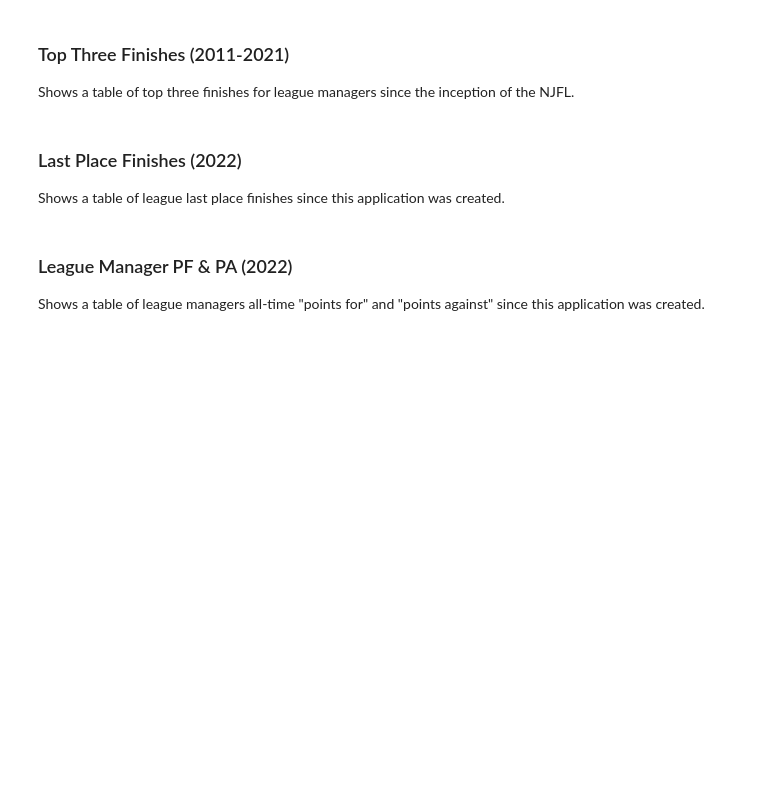
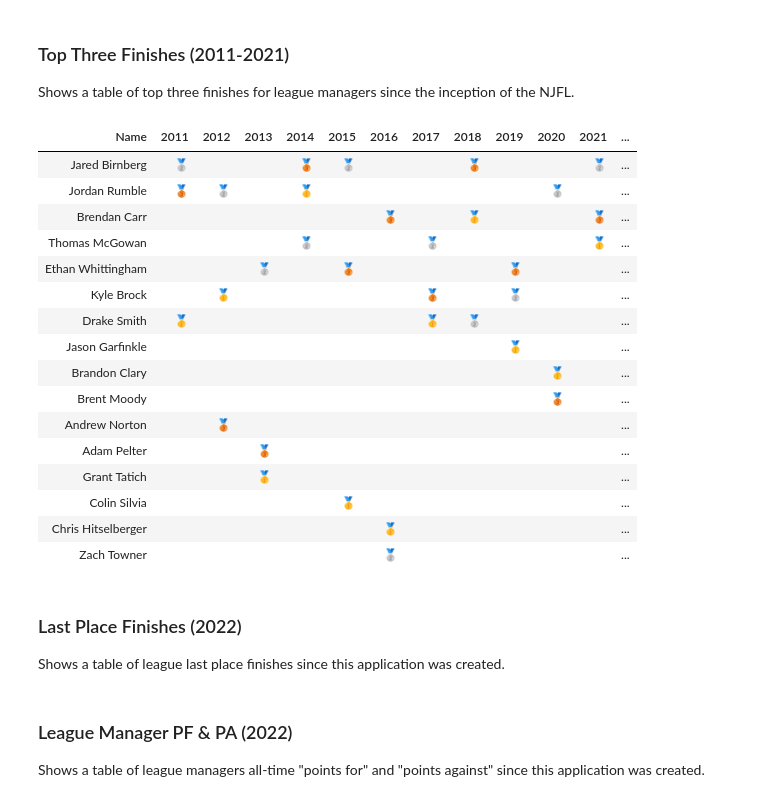
Before and after one commit to brendancarr34/fantasy-football-model, a Jupyter notebook: NJFL_Application.ipynb, the cells around one changed output. Drawn from its saved outputs; the diff is of its cells as text; code cells hidden in the pictures; blank space fills up the shorter version.

```diff
--- a/NJFL_Application.ipynb
+++ b/NJFL_Application.ipynb
@@ -507,7 +566,7 @@ app.db.addManagers([
 # Add Legacy Records
 
 # Reset Records DB
-app.db.manager_record_df = createManagerRecordDF()
+app.db.manager_record_df = RecordHelper.createManagerRecordDF()
 
 # 2011
 app.db.addLegacyRecordsForYear(2011, [
@@ -683,7 +742,7 @@ app.db.addLegacyRecordsForYear(2021, [
 ### Add Games
 # %%
 # Reset Games DF
-app.db.game_df = createGameDF()
+app.db.game_df = GameHelper.createGameDF()
 # %% [markdown]
 #### 2022
 # %%
@@ -816,6 +887,16 @@ app.db.addGamesForYearAndWeek(2022, 14, [
     [BERG, 104.1, TMAC, 125.9],
     [GARF, 86.2, JRUM, 73.75]
 ])
+# %%
+# Add Games for 2022 Playoffs
+
+# Round 1
+app.db.addPlayoffGamesForYearAndRound(2022, 1, [
+    [CARR, 8, 129.4, TMAC, 1, 155.6],
+    [BERG, 5, 79.0, CLAR, 4, 103.3],
+    [AIKN, 6, 113.5, MIKE, 3, 109.75],
+    [MOOD, 7, 75.7, GARF, 2, 113.3]
+])
 # %%
 # app.db.addGamesForYearAndWeek(2023, 1, [
 #     [CARR, 1, SMIT, 2]
@@ -829,7 +910,7 @@ app.db.addActiveYears()
 # %% [markdown]
 ### Add Top Three Finishes
 # %%
-app.db.top_three_finish_df = createTopThreeFinishesDF()
+app.db.top_three_finish_df = TopThreeFinishHelper().createTopThreeFinishesDF()
 
 app.db.addTopThreeFinishesForYear(2011,[
     [SMIT, 1],
@@ -1061,3 +1138,23 @@ Shows a table of top three finishes for league managers since the inception of t
+# %%
+app.displayTopThreeFinishes()
+# %% [output]
+| Name | 2011 | 2012 | 2013 | 2014 | 2015 | 2016 | 2017 | 2018 | 2019 | 2020 | 2021 | ... |
+| Jared Birnberg | 🥈 |  |  | 🥉 | 🥈 |  |  | 🥉 |  |  | 🥈 | ... |
+| Jordan Rumble | 🥉 | 🥈 |  | 🥇 |  |  |  |  |  | 🥈 |  | ... |
+| Brendan Carr |  |  |  |  |  | 🥉 |  | 🥇 |  |  | 🥉 | ... |
+| Thomas McGowan |  |  |  | 🥈 |  |  | 🥈 |  |  |  | 🥇 | ... |
+| Ethan Whittingham |  |  | 🥈 |  | 🥉 |  |  |  | 🥉 |  |  | ... |
+| Kyle Brock |  | 🥇 |  |  |  |  | 🥉 |  | 🥈 |  |  | ... |
+| Drake Smith | 🥇 |  |  |  |  |  | 🥇 | 🥈 |  |  |  | ... |
+| Jason Garfinkle |  |  |  |  |  |  |  |  | 🥇 |  |  | ... |
+| Brandon Clary |  |  |  |  |  |  |  |  |  | 🥇 |  | ... |
+| Brent Moody |  |  |  |  |  |  |  |  |  | 🥉 |  | ... |
+| Andrew Norton |  | 🥉 |  |  |  |  |  |  |  |  |  | ... |
+| Adam Pelter |  |  | 🥉 |  |  |  |  |  |  |  |  | ... |
+| Grant Tatich |  |  | 🥇 |  |  |  |  |  |  |  |  | ... |
+| Colin Silvia |  |  |  |  | 🥇 |  |  |  |  |  |  | ... |
+| Chris Hitselberger |  |  |  |  |  | 🥇 |  |  |  |  |  | ... |
+| Zach Towner |  |  |  |  |  | 🥈 |  |  |  |  |  | ... |
 # %% [markdown]
 ### Last Place Finishes (2022)
 
```
Also changed, not shown: parts of 32 cells of this notebook.
